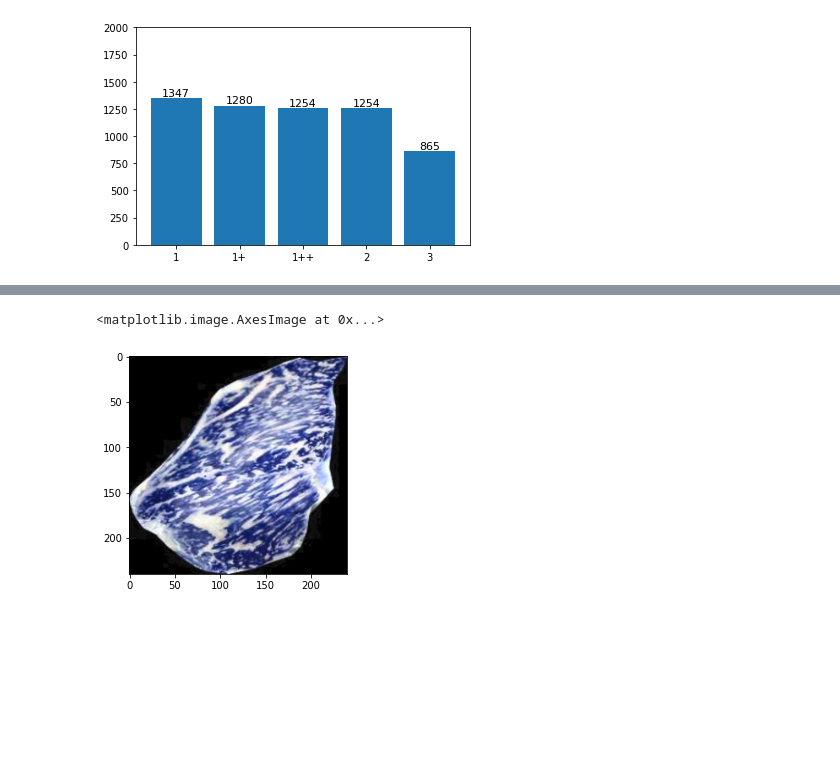
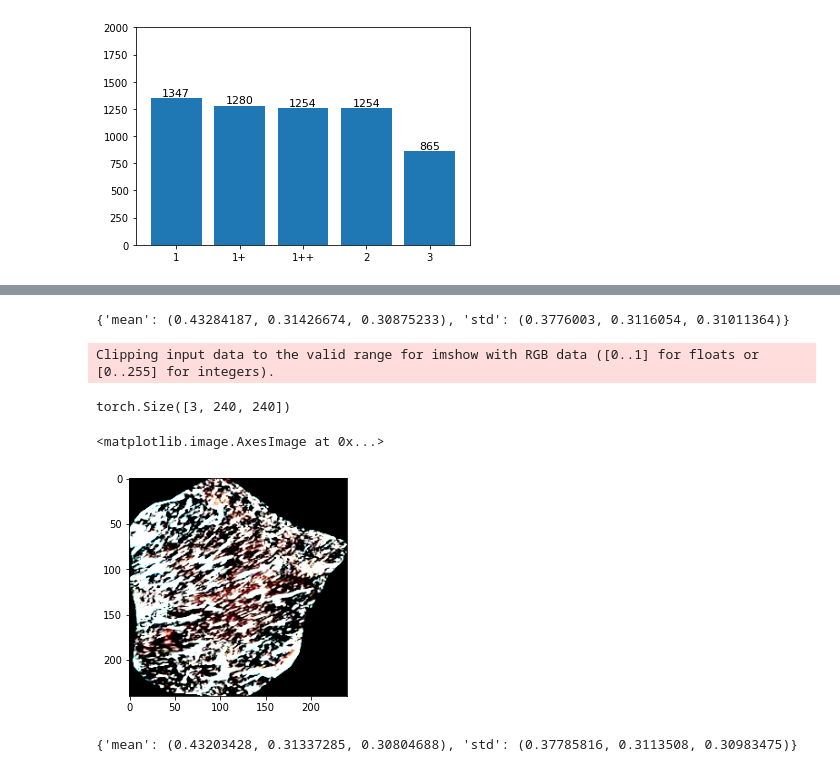
Before and after one commit to AhMuGeoNa/2022-AI-Competition, a Jupyter notebook: Beaf_classification.ipynb, the cells around one changed output, grey strips where cells are left out. Drawn from its saved outputs; the diff is of its cells as text; code cells hidden in the pictures; blank space fills up the shorter version.

```diff
--- a/Beaf_classification.ipynb
+++ b/Beaf_classification.ipynb
@@ -181,7 +221,7 @@ PATIENCE        = 5
 ## 커스텀 데이터셋 생성
 class BeafData(Dataset):
 
-  def __init__(self, images, labels, dtype = 'train'):
+  def __init__(self, images, labels, mean_n_std, dtype = 'train'):
 
     self.images = images
     self.labels = labels
@@ -190,38 +230,76 @@ class BeafData(Dataset):
     self.transform = {}
     self.transform['train'] = transforms.Compose([
                                     transforms.ToPILImage(),
+                                    transforms.Resize((240, 240)),
                                     transforms.RandomHorizontalFlip(),
                                     transforms.RandomVerticalFlip(),
-                                    transforms.ToTensor()
+                                    transforms.ToTensor(),
+                                    transforms.Normalize(mean_n_std['mean'], mean_n_std['std'])
                               ])
     self.transform['test'] = transforms.Compose([
                                 transforms.ToPILImage(),
-                                transforms.ToTensor()
+                                transforms.Resize((240, 240)),
+                                transforms.ToTensor(),
+                                transforms.Normalize(mean_n_std['mean'], mean_n_std['std'])
                           ])
 
     self.transform['valid'] = transforms.Compose([
                             transforms.ToPILImage(),
-                            transforms.ToTensor()
+                            transforms.Resize((240, 240)),
+                            transforms.ToTensor(),
+                            transforms.Normalize(mean_n_std['mean'], mean_n_std['std'])
                       ])
 
     self.num_datas = self.labels.shape[0]
 
   ## 이미지, 라벨 데이터를 튜플형태로 변환
   def __getitem__(self, index):
-    image = self.images[index].reshape(240, 240, 3)
+    image = self.images[index]
 
     image = self.transform[self.dtype](image)
     return image, self.labels[index]
 
   def __len__(self):
     return self.num_datas
-# %%
-train_images, train_labels = datasets['train']
-train_dataset              = BeafData(train_images, train_labels)
-train_loader               = DataLoader(train_dataset, batch_size = BATCH_SIZE, shuffle = True)
-
-plt.imshow(train_images[0])
-# %% [output]
-<matplotlib.image.AxesImage at 0x...>
-[figure, removed]
+# %%
+train_images, train_labels = datasets['train']
+train_mean_n_std = get_mean_std(train_images)
+print(train_mean_n_std)
+# %% [output]
+{'mean': (0.43284187, 0.31426674, 0.30875233), 'std': (0.3776003, 0.3116054, 0.31011364)}
+# %%
+## 데이터 불균형 문제로 로스가 안떨이지는 것으로 가정하고, 학습 진행해보기
+class_counts  = [count for count in train_label_count.values()]
+total_samples = sum(class_counts)
+
+## labels        | 학습 데이터 셋의 라벨인덱스 값들 [0, 0, 0, 0, ..., 4, 4, 4, 4]
+## class_weights | 라벨별 가중치 설정 (수가 적은 라벨에 더 많은 가중치 부여)
+labels = [lb for lb in train_labels.data]
+class_weights = [total_samples / class_count for class_count in class_counts]
+weights = [class_weights[lb_idx] for lb_idx in labels]
+
+sampler = WeightedRandomSampler(torch.DoubleTensor(weights), int(total_samples))
+# %%
+train_dataset = BeafData(train_images, train_labels, mean_n_std = train_mean_n_std)
+train_loader  = DataLoader(train_dataset, batch_size = BATCH_SIZE,
+                           sampler = sampler, pin_memory = PIN_MEMORY, num_workers = NUM_WORKERS)
+
+data_iter = iter(train_loader)
+
+images, labels = next(data_iter)
+image = images[0]
+
+print(image.shape)
+plt.imshow(np.transpose(image, (1, 2, 0)))
+# %% [output]
+Clipping input data to the valid range for imshow with RGB data ([0..1] for floats or [0..255] for integers).
+torch.Size([3, 240, 240])
+<matplotlib.image.AxesImage at 0x...>
+[figure, added]
+# %%
+valid_images, valid_labels = datasets['valid']
+valid_mean_n_std = get_mean_std(valid_images)
+print(valid_mean_n_std)
+# %% [output]
+{'mean': (0.43203428, 0.31337285, 0.30804688), 'std': (0.37785816, 0.3113508, 0.30983475)}
 # %%
```
Also changed, not shown: parts of 31 cells of this notebook.
